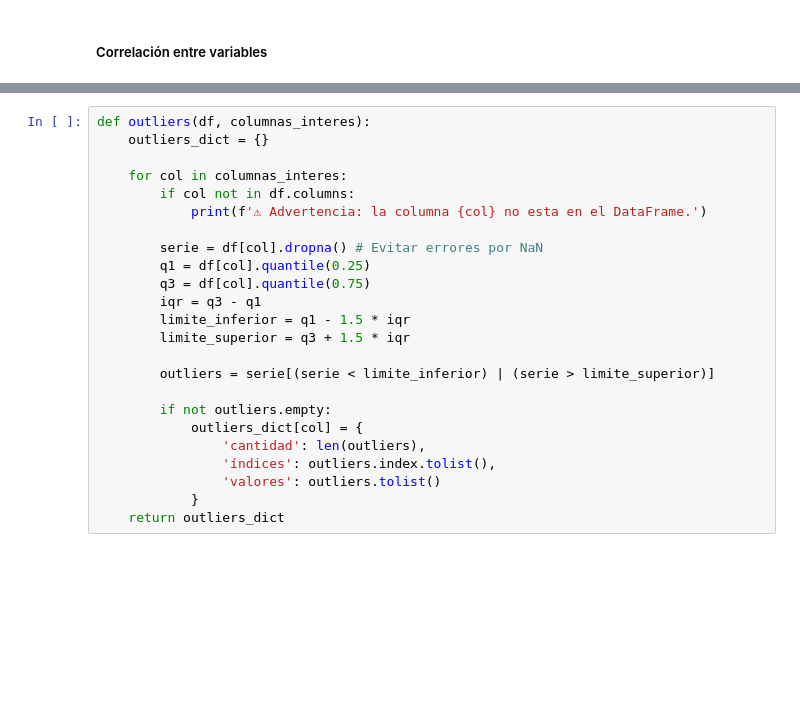
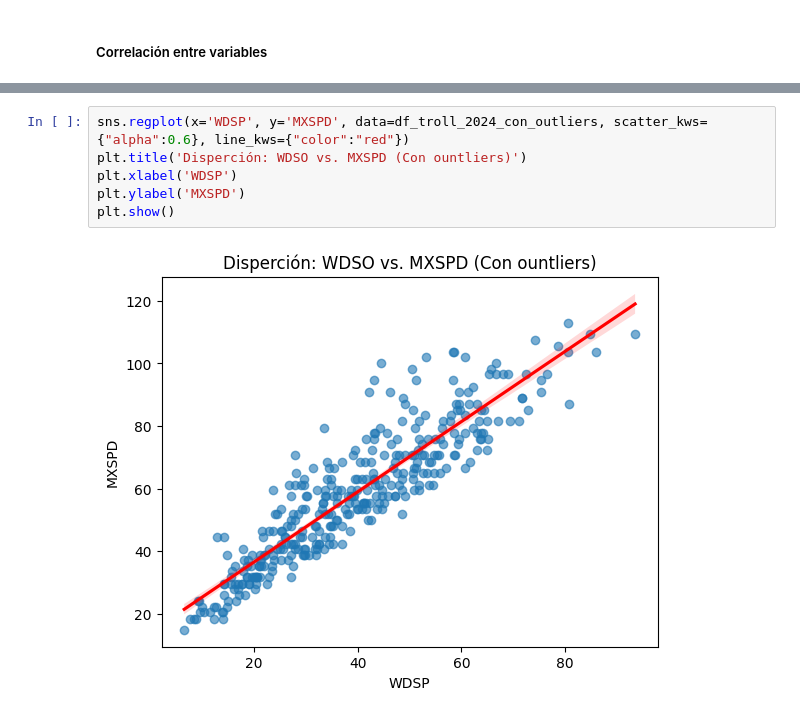
Before and after one commit to SaitoM17/analisis_del_clima_mundial_NOAA, a Jupyter notebook: notebooks/3_Exploracion_datos.ipynb, the cells around one changed output, grey strips where cells are left out. Saved outputs shown, nothing was run; the diff lists cells and outputs as text; blank space fills up the shorter version.

```diff
--- a/notebooks/3_Exploracion_datos.ipynb
+++ b/notebooks/3_Exploracion_datos.ipynb
@@ -347,27 +338,11 @@ analisis_correlaciones(df_troll_2024_sin_outliers, col_lista, 'Matriz de correla
 # %% [output]
 [figure]
 [figure]
-# %%
-def outliers(df, columnas_interes):
-    outliers_dict = {}
-
-    for col in columnas_interes:
-        if col not in df.columns:
-            print(f'⚠ Advertencia: la columna {col} no esta en el DataFrame.')
-
-        serie = df[col].dropna() # Evitar errores por NaN
-        q1 = df[col].quantile(0.25)
-        q3 = df[col].quantile(0.75)
-        iqr = q3 - q1
-        limite_inferior = q1 - 1.5 * iqr
-        limite_superior = q3 + 1.5 * iqr
-
-        outliers = serie[(serie < limite_inferior) | (serie > limite_superior)]
-
-        if not outliers.empty:
-            outliers_dict[col] = {
-                'cantidad': len(outliers),
-                'índices': outliers.index.tolist(),
-                'valores': outliers.tolist()
-            }
-    return outliers_dict
+# %%
+sns.regplot(x='WDSP', y='MXSPD', data=df_troll_2024_con_outliers, scatter_kws={"alpha":0.6}, line_kws={"color":"red"})
+plt.title('Disperción: WDSO vs. MXSPD (Con ountliers)')
+plt.xlabel('WDSP')
+plt.ylabel('MXSPD')
+plt.show()
+# %% [output]
+[figure, added]
```
Also changed, not shown: parts of 13 cells of this notebook, 2 other files.
